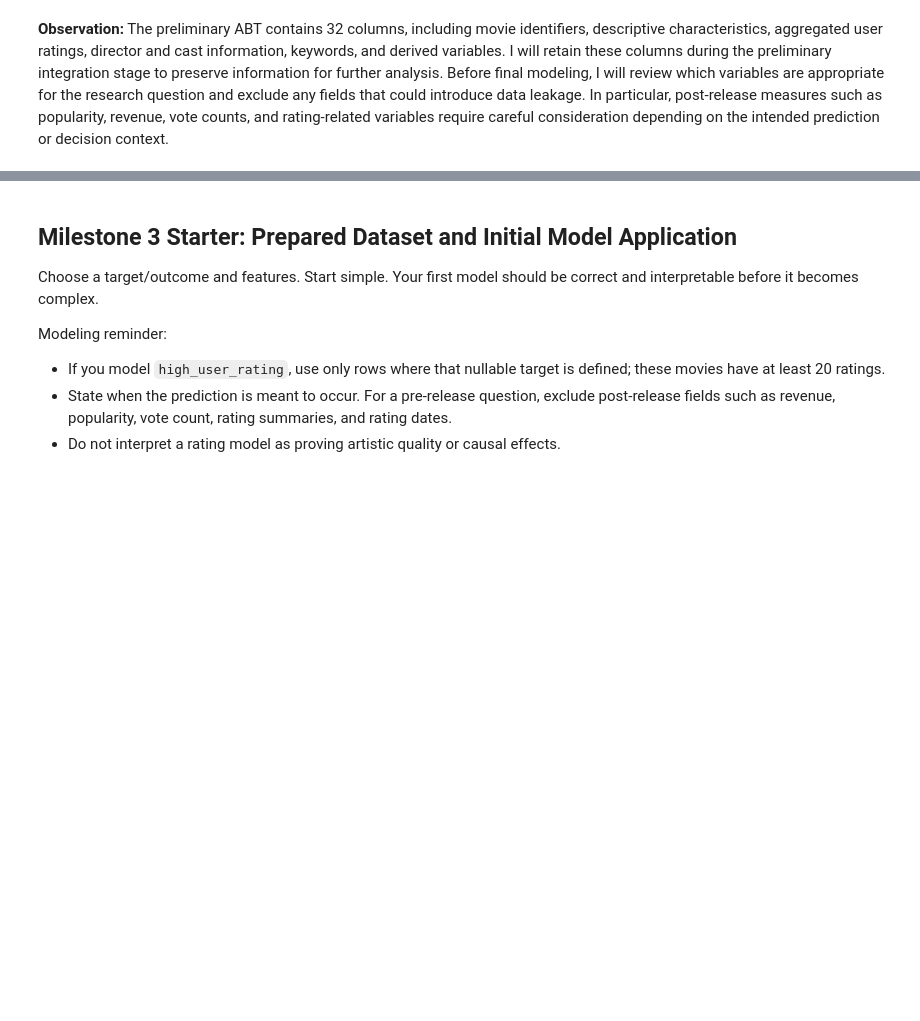
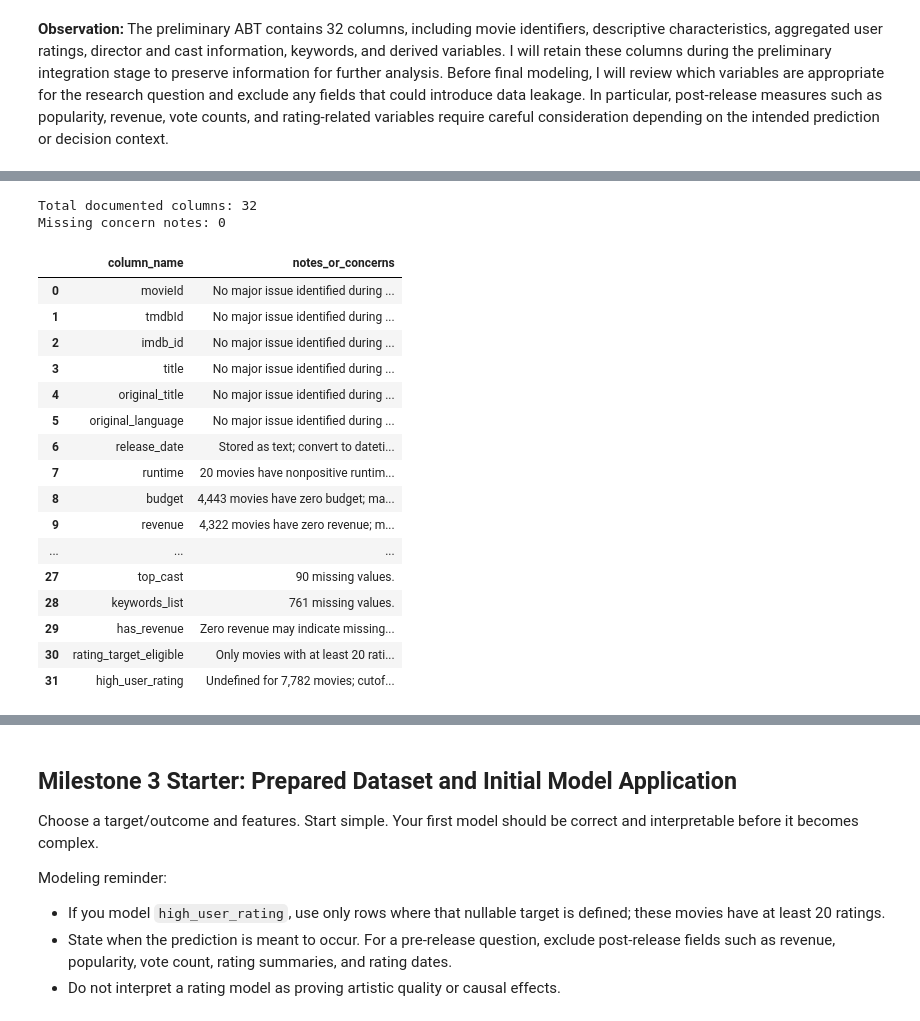
Before and after one commit to kalshaikhli/ban6003-movies-project-Karrar, a Jupyter notebook: notebooks/movies_project_starter.ipynb, the cells around one changed output, grey strips where cells are left out. Saved outputs shown, nothing was run; the diff lists cells and outputs as text; code cells hidden in the pictures; blank space fills up the shorter version.

```diff
--- a/notebooks/movies_project_starter.ipynb
+++ b/notebooks/movies_project_starter.ipynb
@@ -1062,0 +1186,63 @@ Total ABT columns: 32
+# %%
+# Karrar note: Day 5 - Document data-quality concerns
+
+concerns = {
+    "release_date": "Stored as text; convert to datetime if needed.",
+    "runtime": "20 movies have nonpositive runtime values.",
+    "budget": "4,443 movies have zero budget; may indicate unknown values.",
+    "revenue": "4,322 movies have zero revenue; may indicate unknown values.",
+    "popularity": "Post-release measure; potential data leakage.",
+    "vote_average": "TMDB score; distinct from MovieLens user ratings.",
+    "vote_count": "Post-release measure; potential data leakage.",
+    "status": "2 missing values.",
+    "genres_list": "35 missing values.",
+    "primary_genre": "35 missing values.",
+    "user_rating_mean": "57 movies have no user ratings.",
+    "user_rating_count": "57 movies have no user ratings.",
+    "user_rating_std": "Missing for movies with fewer than 2 ratings.",
+    "first_rating_date": "Missing for movies without ratings.",
+    "last_rating_date": "Missing for movies without ratings.",
+    "director": "24 missing values.",
+    "top_cast": "90 missing values.",
+    "keywords_list": "761 missing values.",
+    "has_revenue": "Zero revenue may indicate missing information.",
+    "rating_target_eligible": "Only movies with at least 20 ratings are eligible.",
+    "high_user_rating": "Undefined for 7,782 movies; cutoff is 3.75.",
+    "release_year": "Historical coverage is uneven across decades."
+}
+
+data_dictionary["notes_or_concerns"] = (
+    data_dictionary["column_name"]
+    .map(concerns)
+    .fillna("No major issue identified during preliminary profiling.")
+)
+
+print("Total documented columns:", len(data_dictionary))
+print(
+    "Missing concern notes:",
+    data_dictionary["notes_or_concerns"].eq("").sum()
+)
+
+display(data_dictionary[
+    ["column_name", "notes_or_concerns"]
+])
+# %% [output]
+Total documented columns: 32
+Missing concern notes: 0
+|  | column_name | notes_or_concerns |
+| 0 | movieId | No major issue identified during ... |
+| 1 | tmdbId | No major issue identified during ... |
+| 2 | imdb_id | No major issue identified during ... |
+| 3 | title | No major issue identified during ... |
+| 4 | original_title | No major issue identified during ... |
+| 5 | original_language | No major issue identified during ... |
+| 6 | release_date | Stored as text; convert to dateti... |
+| 7 | runtime | 20 movies have nonpositive runtim... |
+| 8 | budget | 4,443 movies have zero budget; ma... |
+| 9 | revenue | 4,322 movies have zero revenue; m... |
+| ... | ... | ... |
+| 27 | top_cast | 90 missing values. |
+| 28 | keywords_list | 761 missing values. |
+| 29 | has_revenue | Zero revenue may indicate missing... |
+| 30 | rating_target_eligible | Only movies with at least 20 rati... |
+| 31 | high_user_rating | Undefined for 7,782 movies; cutof... |
```
Also changed, not shown: parts of 7 cells of this notebook, 1 other file.
